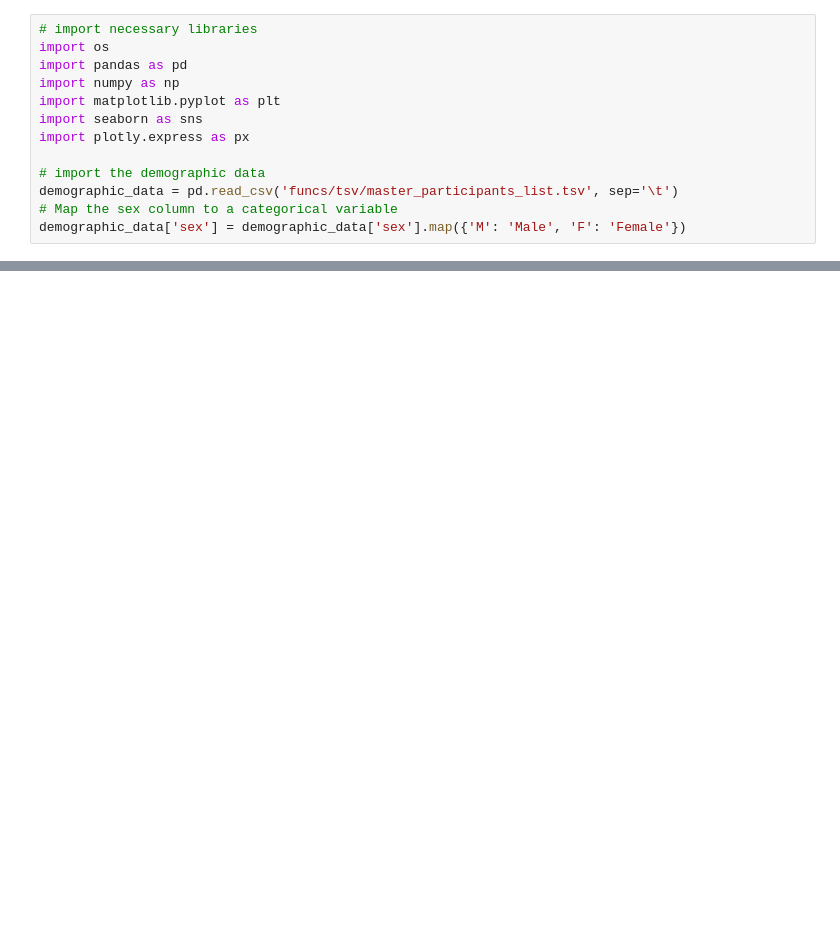
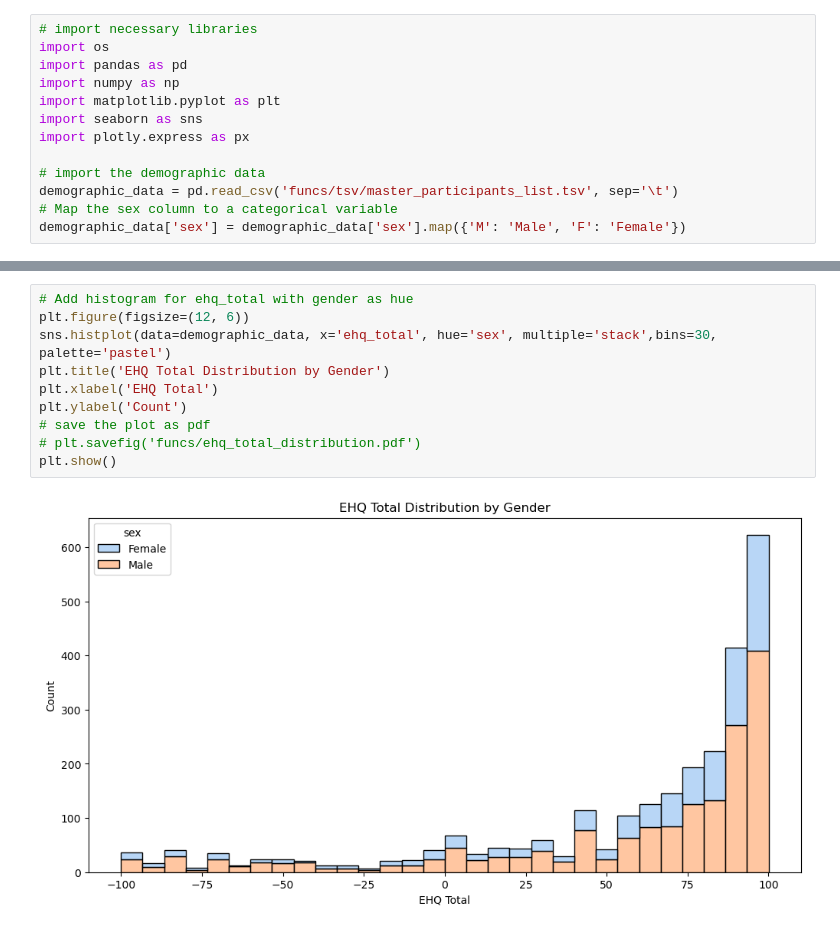
Before and after one commit to neuromechanist/HBN_BIDS_analysis, a Jupyter notebook: demographic.ipynb, the cells around one changed output, grey strips where cells are left out. Cells and saved outputs as stored; diff of their text form; blank space fills up the shorter version.

Commit message:
Add EHQ plots

```diff
--- a/demographic.ipynb
+++ b/demographic.ipynb
@@ -23,6 +23,18 @@ plt.savefig('funcs/age_distribution.pdf')
 plt.show()
 # %% [output]
 [figure]
+# %%
+# Add histogram for ehq_total with gender as hue
+plt.figure(figsize=(12, 6))
+sns.histplot(data=demographic_data, x='ehq_total', hue='sex', multiple='stack',bins=30, palette='pastel')
+plt.title('EHQ Total Distribution by Gender')
+plt.xlabel('EHQ Total')
+plt.ylabel('Count')
+# save the plot as pdf
+# plt.savefig('funcs/ehq_total_distribution.pdf')
+plt.show()
+# %% [output]
+[figure, added]
 # %%
 # Select relevant columns
 selected_data = demographic_data[['p_factor', 'attention', 'internalizing', 'externalizing']]
```
Also changed, not shown: parts of 3 cells of this notebook.
